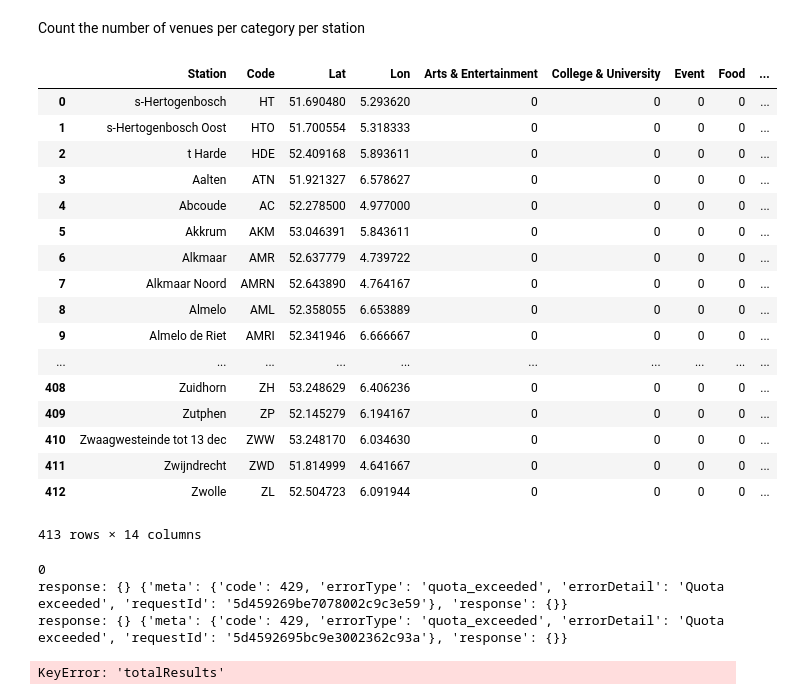
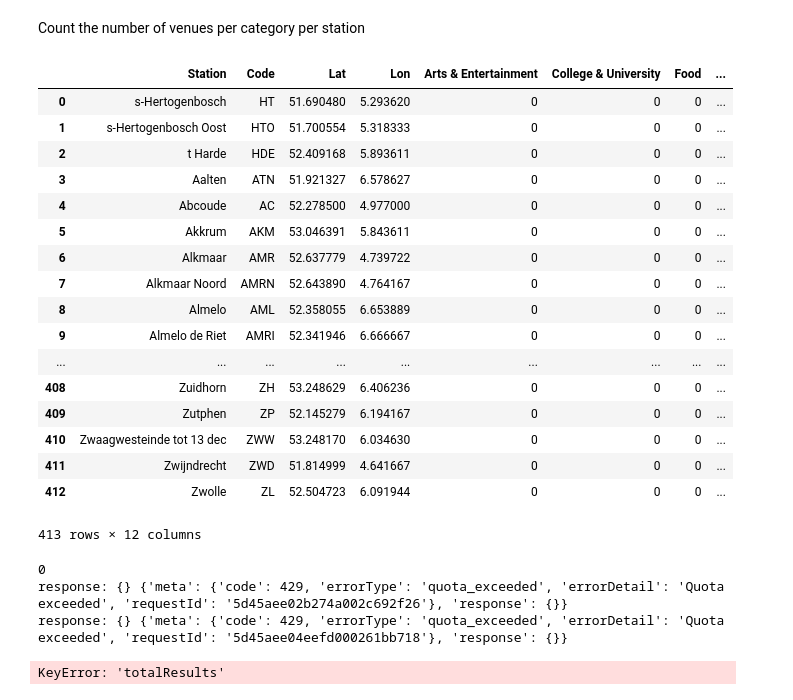
Before and after one commit to ArjanLem/Coursera_Capstone, a Jupyter notebook: BattleNeighbourhoods/classification_dutch_train_stations-wk5.ipynb, the cells around one changed output. Cells and saved outputs as stored; diff of their text form; code cells hidden in the pictures.

```diff
--- a/BattleNeighbourhoods/classification_dutch_train_stations-wk5.ipynb
+++ b/BattleNeighbourhoods/classification_dutch_train_stations-wk5.ipynb
@@ -160,0 +142,3 @@ categories_list_df
+# %%
+categories_list_df = pd.read_csv('categories_list.csv')[['Category', 'Id']]
+categories_list_df
@@ -163,30 +157,30 @@ Count the number of venues per category per station
 # %%
 # Create a dedicated dataframe to store venues data
 stations_venues_df = stations_df[['Station', 'Code', 'Lat', 'Lon']].copy()
-# stations_venues_df = stations_df.copy()
-for c in categories_list:
-    stations_venues_df[c[0]] = 0
+# # stations_venues_df = stations_df.copy()
+for c in categories_list_df['Category']:
+    stations_venues_df[c] = 0
 
 stations_venues_df
 # %% [output]
-|  | Station | Code | Lat | Lon | Arts & Entertainment | College & University | Event | Food | ... |
-| 0 | s-Hertogenbosch | HT | 51.690480 | 5.293620 | 0 | 0 | 0 | 0 | ... |
-| 1 | s-Hertogenbosch Oost | HTO | 51.700554 | 5.318333 | 0 | 0 | 0 | 0 | ... |
-| 2 | t Harde | HDE | 52.409168 | 5.893611 | 0 | 0 | 0 | 0 | ... |
-| 3 | Aalten | ATN | 51.921327 | 6.578627 | 0 | 0 | 0 | 0 | ... |
-| 4 | Abcoude | AC | 52.278500 | 4.977000 | 0 | 0 | 0 | 0 | ... |
-| 5 | Akkrum | AKM | 53.046391 | 5.843611 | 0 | 0 | 0 | 0 | ... |
-| 6 | Alkmaar | AMR | 52.637779 | 4.739722 | 0 | 0 | 0 | 0 | ... |
-| 7 | Alkmaar Noord | AMRN | 52.643890 | 4.764167 | 0 | 0 | 0 | 0 | ... |
-| 8 | Almelo | AML | 52.358055 | 6.653889 | 0 | 0 | 0 | 0 | ... |
-| 9 | Almelo de Riet | AMRI | 52.341946 | 6.666667 | 0 | 0 | 0 | 0 | ... |
-| ... | ... | ... | ... | ... | ... | ... | ... | ... | ... |
-| 408 | Zuidhorn | ZH | 53.248629 | 6.406236 | 0 | 0 | 0 | 0 | ... |
-| 409 | Zutphen | ZP | 52.145279 | 6.194167 | 0 | 0 | 0 | 0 | ... |
-| 410 | Zwaagwesteinde tot 13 dec | ZWW | 53.248170 | 6.034630 | 0 | 0 | 0 | 0 | ... |
-| 411 | Zwijndrecht | ZWD | 51.814999 | 4.641667 | 0 | 0 | 0 | 0 | ... |
-| 412 | Zwolle | ZL | 52.504723 | 6.091944 | 0 | 0 | 0 | 0 | ... |
+|  | Station | Code | Lat | Lon | Arts & Entertainment | College & University | Food | ... |
+| 0 | s-Hertogenbosch | HT | 51.690480 | 5.293620 | 0 | 0 | 0 | ... |
+| 1 | s-Hertogenbosch Oost | HTO | 51.700554 | 5.318333 | 0 | 0 | 0 | ... |
+| 2 | t Harde | HDE | 52.409168 | 5.893611 | 0 | 0 | 0 | ... |
+| 3 | Aalten | ATN | 51.921327 | 6.578627 | 0 | 0 | 0 | ... |
+| 4 | Abcoude | AC | 52.278500 | 4.977000 | 0 | 0 | 0 | ... |
+| 5 | Akkrum | AKM | 53.046391 | 5.843611 | 0 | 0 | 0 | ... |
+| 6 | Alkmaar | AMR | 52.637779 | 4.739722 | 0 | 0 | 0 | ... |
+| 7 | Alkmaar Noord | AMRN | 52.643890 | 4.764167 | 0 | 0 | 0 | ... |
+| 8 | Almelo | AML | 52.358055 | 6.653889 | 0 | 0 | 0 | ... |
+| 9 | Almelo de Riet | AMRI | 52.341946 | 6.666667 | 0 | 0 | 0 | ... |
+| ... | ... | ... | ... | ... | ... | ... | ... | ... |
+| 408 | Zuidhorn | ZH | 53.248629 | 6.406236 | 0 | 0 | 0 | ... |
+| 409 | Zutphen | ZP | 52.145279 | 6.194167 | 0 | 0 | 0 | ... |
+| 410 | Zwaagwesteinde tot 13 dec | ZWW | 53.248170 | 6.034630 | 0 | 0 | 0 | ... |
+| 411 | Zwijndrecht | ZWD | 51.814999 | 4.641667 | 0 | 0 | 0 | ... |
+| 412 | Zwolle | ZL | 52.504723 | 6.091944 | 0 | 0 | 0 | ... |
-413 rows × 14 columns
+413 rows × 12 columns
 # %%
 def get_venues_count(lat, lon, radius, categoryId):
     explore_url = 'https://api.foursquare.com/v2/venues/explore?client_id={}&client_secret={}&v={}&ll={},{}&radius={}&categoryId={}'.format(
@@ -207,7 +201,7 @@ def get_venues_count(lat, lon, radius, categoryId):
 for i, row in stations_venues_df.iterrows():
     if i>=0:
         print(i)
-        for c in categories_list:
+        for c in categories_list_df['Category']:
             try:
                 stations_venues_df.loc[i, c[0]] = get_venues_count(stations_venues_df['Lat'].iloc[i], stations_venues_df['Lon'].iloc[i], radius=1000, categoryId=c[1])
             except:
@@ -217,7 +211,7 @@ for i, row in stations_venues_df.iterrows():
 stations_venues_df
 # %% [output]
 0
-response: {} {'meta': {'code': 429, 'errorType': 'quota_exceeded', 'errorDetail': 'Quota exceeded', 'requestId': '5d459269be7078002c9c3e59'}, 'response': {}}
-response: {} {'meta': {'code': 429, 'errorType': 'quota_exceeded', 'errorDetail': 'Quota exceeded', 'requestId': '5d4592695bc9e3002362c93a'}, 'response': {}}
+response: {} {'meta': {'code': 429, 'errorType': 'quota_exceeded', 'errorDetail': 'Quota exceeded', 'requestId': '5d45aee02b274a002c692f26'}, 'response': {}}
+response: {} {'meta': {'code': 429, 'errorType': 'quota_exceeded', 'errorDetail': 'Quota exceeded', 'requestId': '5d45aee04eefd000261bb718'}, 'response': {}}
 KeyError: 'totalResults'
 # %%
```
Also changed, not shown: parts of 21 cells of this notebook, 1 other file.
